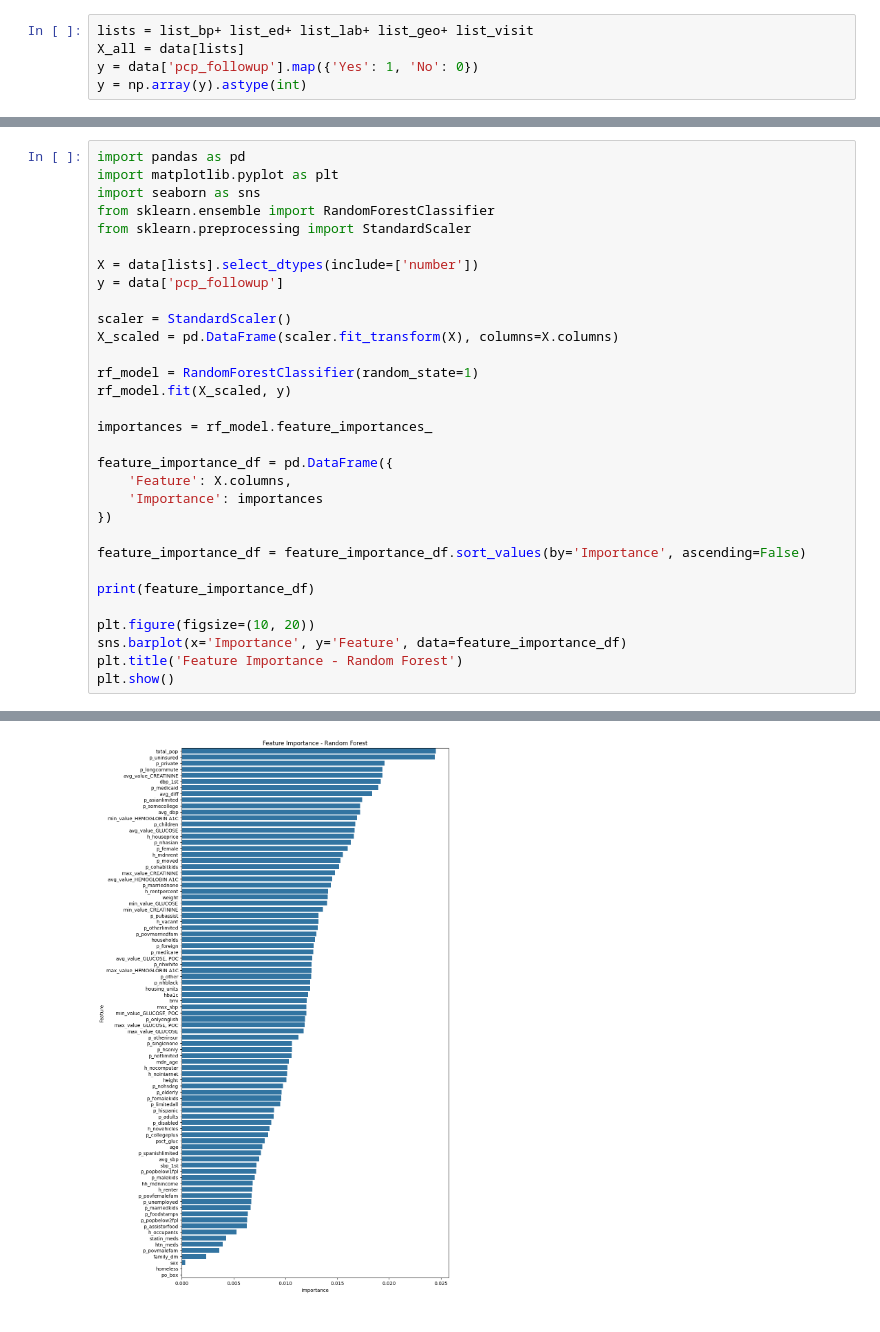
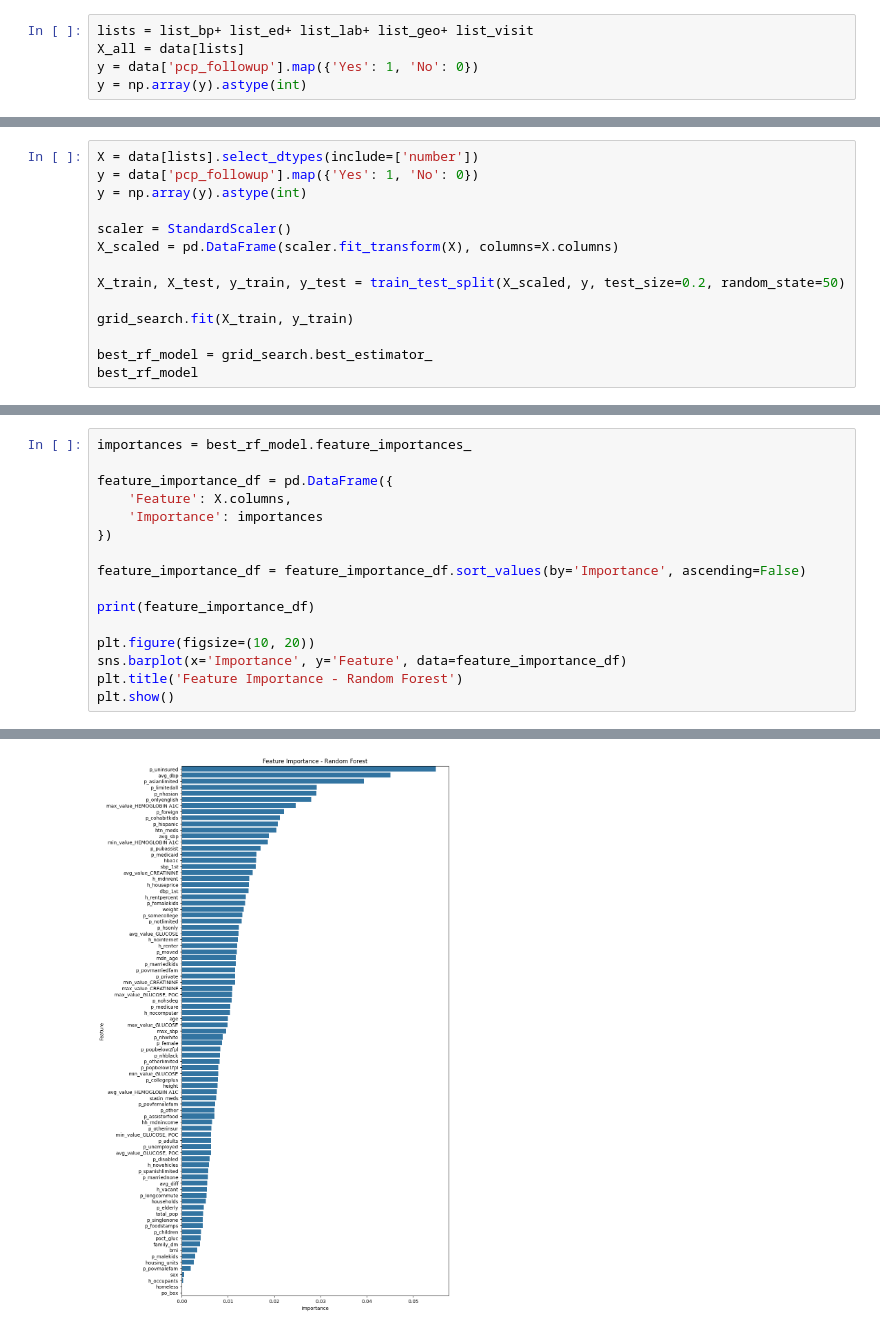
Before and after one commit to Ssuche/capstone, a Jupyter notebook: codes/lasso_features_selection.ipynb, the cells around one changed output, grey strips where cells are left out. Drawn from its saved outputs; the diff is of its cells as text.

Commit message:
Mar 19, features selection

```diff
--- a/codes/lasso_features_selection.ipynb
+++ b/codes/lasso_features_selection.ipynb
@@ -254,0 +276,14 @@ plt.show()
+# %%
+X = data[lists].select_dtypes(include=['number'])
+y = data['pcp_followup'].map({'Yes': 1, 'No': 0})
+y = np.array(y).astype(int)
+
+scaler = StandardScaler()
+X_scaled = pd.DataFrame(scaler.fit_transform(X), columns=X.columns)
+
+X_train, X_test, y_train, y_test = train_test_split(X_scaled, y, test_size=0.2, random_state=50)
+
+grid_search.fit(X_train, y_train)
+
+best_rf_model = grid_search.best_estimator_
+best_rf_model
@@ -255,20 +295,5 @@ plt.show()
 # %%
-import pandas as pd
-import matplotlib.pyplot as plt
-import seaborn as sns
-from sklearn.ensemble import RandomForestClassifier
-from sklearn.preprocessing import StandardScaler
-
-X = data[lists].select_dtypes(include=['number'])
-y = data['pcp_followup']
-
-scaler = StandardScaler()
-X_scaled = pd.DataFrame(scaler.fit_transform(X), columns=X.columns)
-
-rf_model = RandomForestClassifier(random_state=1)
-rf_model.fit(X_scaled, y)
-
-importances = rf_model.feature_importances_
+importances = best_rf_model.feature_importances_
 
 feature_importance_df = pd.DataFrame({
     'Feature': X.columns,
@@ -299,3 +324,3 @@ plt.show()
 
 [87 rows x 2 columns]
-[figure, old version]
+[figure, new version]
```
Also changed, not shown: parts of 19 cells of this notebook.
